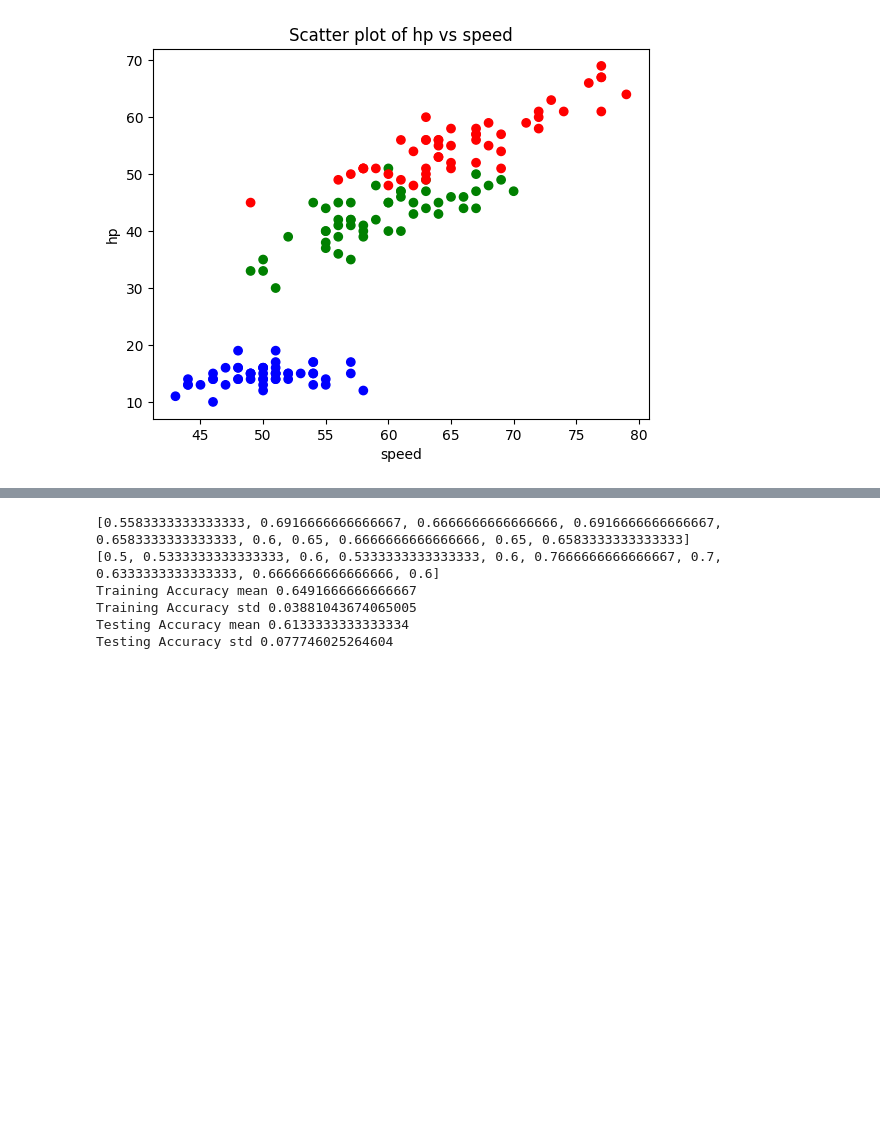
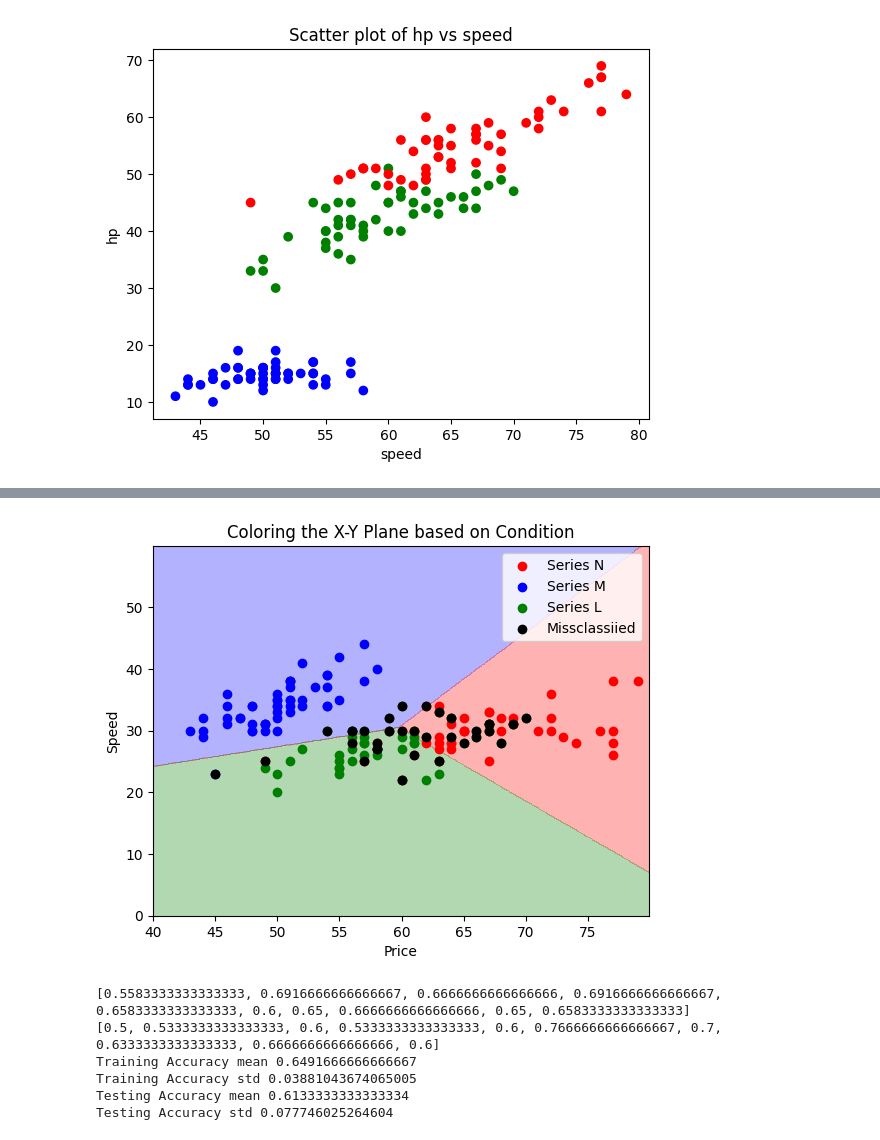
Before and after one commit to Aditya-Y-29/ML-Assignments, a Jupyter notebook: Assignment-2/Task1.ipynb, the cells around one changed output, grey strips where cells are left out. Saved outputs shown, nothing was run; the diff lists cells and outputs as text; code cells hidden in the pictures; blank space fills up the shorter version.

```diff
--- a/Assignment-2/Task1.ipynb
+++ b/Assignment-2/Task1.ipynb
@@ -38,3 +117,37 @@ plot_data(df, 'speed', 'hp', 'Model')
+# %%
+# Decision boundary plot with misclassified examples
+def plot_linear_regression_decision_boundary_with_missclassification():
+    x_min, x_max = 40, 80
+    y_min, y_max = 0, 60
+    step = 0.1
+    xx, yy = np.meshgrid(np.arange(x_min, x_max, step), np.arange(y_min, y_max, step))
+    condition_values = np.vectorize(condition_function_linear_regression)(xx, yy)
+    plt.contourf(xx, yy, condition_values, levels=[-0.5, 0.5, 1.5, 2.5], colors=('blue', 'red', 'green'),  alpha=0.3)
+    plt.scatter(dataframe[dataframe['Model'] == 'Series N'][x_column], dataframe[dataframe['Model'] == 'Series N'][y_column], c='red', label='Series N')
+    plt.scatter(dataframe[dataframe['Model'] == 'Series M'][x_column], dataframe[dataframe['Model'] == 'Series M'][y_column], c='blue', label='Series M')
+    plt.scatter(dataframe[dataframe['Model'] == 'Series L'][x_column], dataframe[dataframe['Model'] == 'Series L'][y_column], c='green', label='Series L')
+    x_column_missclassified = []
+    y_column_missclassified = []
+    for index, row in df.iterrows():
+        if condition_function_linear_regression(row[x_column], row[y_column]) == 0 and row['Model'] != 'Series M':
+            x_column_missclassified.append(row[x_column])
+            y_column_missclassified.append(row[y_column])
+        if condition_function_linear_regression(row[x_column], row[y_column]) == 1 and row['Model'] != 'Series N':
+            x_column_missclassified.append(row[x_column])
+            y_column_missclassified.append(row[y_column])
+        if condition_function_linear_regression(row[x_column], row[y_column]) == 2 and row['Model'] != 'Series L':
+            x_column_missclassified.append(row[x_column])
+            y_column_missclassified.append(row[y_column])
+    plt.scatter(x_column_missclassified, y_column_missclassified, c='black', label='Missclassiied')
+    plt.xlabel('Price')
+    plt.ylabel('Speed')
+    plt.legend()
+    plt.title('Coloring the X-Y Plane based on Condition')
+    plt.show()
+# %%
+plot_linear_regression_decision_boundary_with_missclassification()
+# %% [output]
+[figure, added]
 # %%
 # ------------------------------------------------------------------------------------------------------------------------
 # -------------------------------------3. Implement a Regularised logistic regressor. ------------------------------------
```
Also changed, not shown: parts of 10 cells of this notebook.
